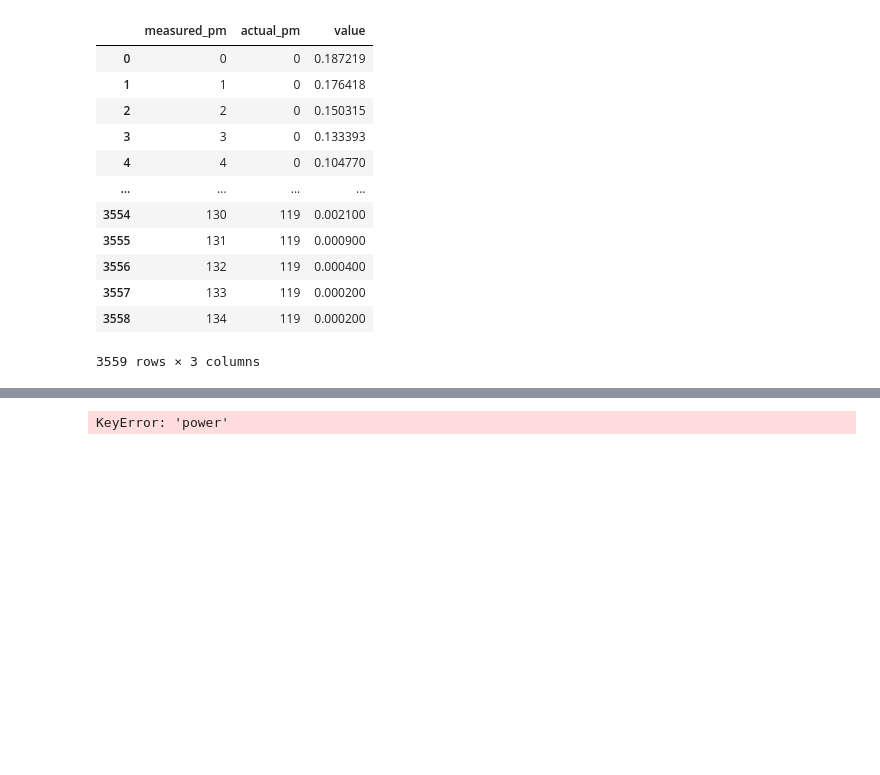
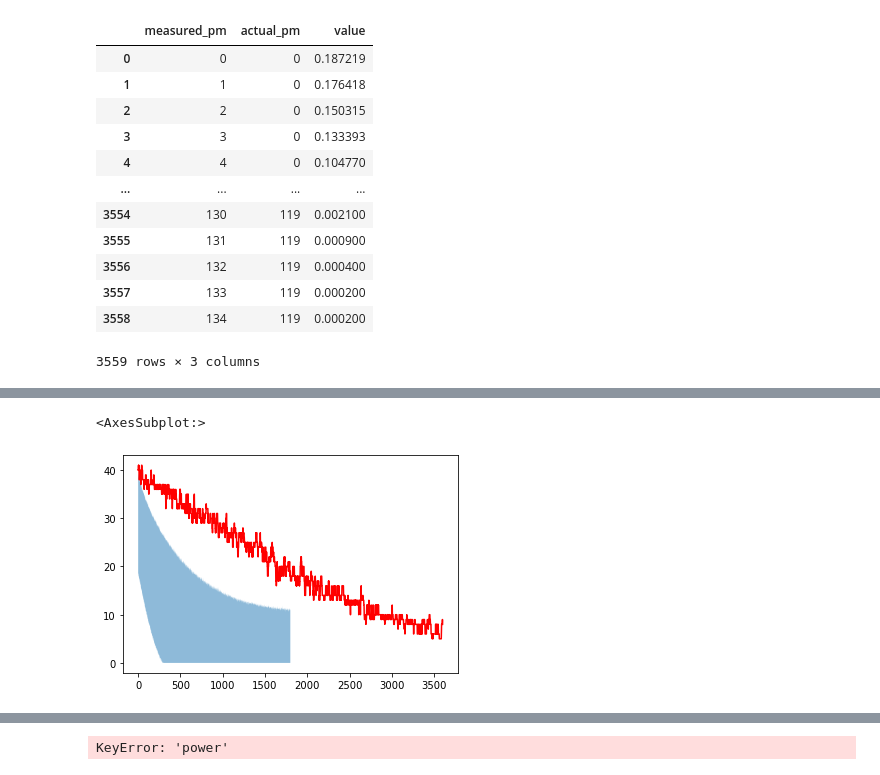
Before and after one commit to Edderic/graphica, a Jupyter notebook: notebooks/air_cleaning_experiments/air_cleaning_experiments.ipynb, the cells around one changed output, grey strips where cells are left out. Cells and saved outputs as stored; diff of their text form; code cells hidden in the pictures; blank space fills up the shorter version.

```diff
--- a/notebooks/air_cleaning_experiments/air_cleaning_experiments.ipynb
+++ b/notebooks/air_cleaning_experiments/air_cleaning_experiments.ipynb
@@ -2037,0 +2713,27 @@ get_df
+# %%
+indices = np.random.choice(a=posterior_dist.index, size=10000, p=posterior_dist['value'])
+
+sims = []
+for i in indices:
+    eff = posterior_dist.loc[i]['filtration_eff CR=microfiber']
+    decay = posterior_dist.loc[i]['decay']
+    volume = 720
+    cadr_cfps = 3.9
+    t_0_actual = posterior_dist.loc[i]['actual_pm t=0, CR=microfiber']
+
+    num_secs_in_half_an_hour = 1800
+
+    t_next_actual = t_0_actual
+
+    one_run_measured = []
+    for j in range(num_secs_in_half_an_hour):
+        t_next_actual = t_next_actual * (1.0-decay) ** (eff * cadr_cfps / volume)
+        t_next_measured = np.random.normal(t_next_actual, 4)
+        no_neg = (t_next_measured > 0) * t_next_measured
+        one_run_measured.append(no_neg)
+
+    sims.append(one_run_measured)
+# %%
+df_posterior_predictive = pd.DataFrame(sims).T
+# %%
+quantiles = df_posterior_predictive.quantile(q=[0.005, 0.995], axis=1)
@@ -2037,0 +2756,2 @@ get_df
+# %%
+quantiles = quantiles.T
@@ -2038 +2774,8 @@ get_df
+# %%
+fig, ax = plt.subplots()
+ax.fill_between(x=list(range(1800)), y1=quantiles[0.005], y2=quantiles[0.995], alpha=0.5)
+only_one_reading['pm1_0'].plot(ax=ax, color='r')
+# %% [output]
+<AxesSubplot:>
+[figure, added]
 # %%
```
Also changed, not shown: parts of 28 cells of this notebook, 1 other file.
